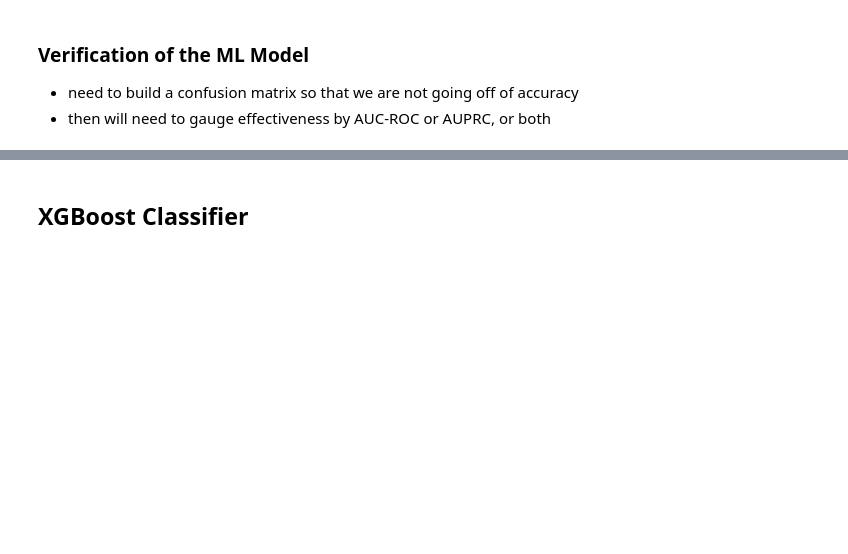
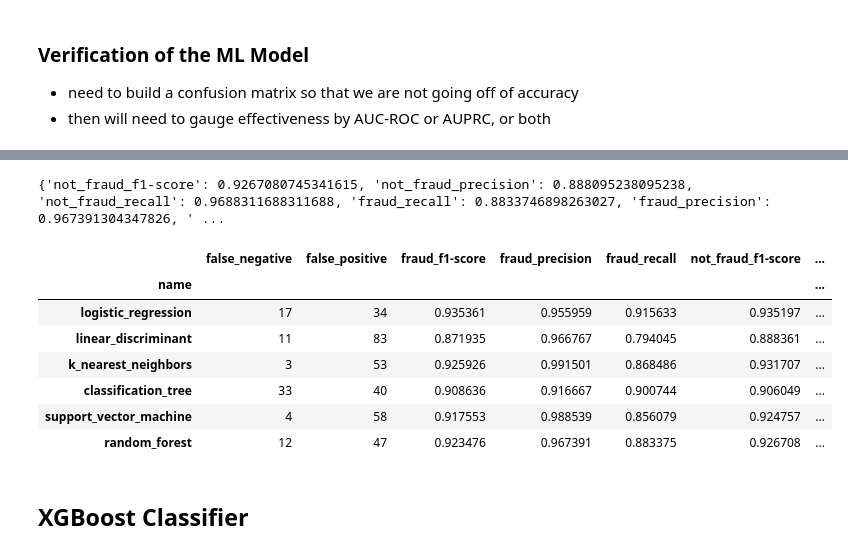
Before and after one commit to naveedn/fraud-detection-project, a Jupyter notebook: fraud_detect_baseline.ipynb, the cells around one changed output, grey strips where cells are left out. Drawn from its saved outputs; the diff is of its cells as text; code cells hidden in the pictures; blank space fills up the shorter version.

```diff
--- a/fraud_detect_baseline.ipynb
+++ b/fraud_detect_baseline.ipynb
@@ -318,0 +499,2 @@ weighted avg       0.94      0.93      0.93       788
+# %%
+results.set_index('name', inplace=False)
@@ -358,3 +548,6 @@ print(classification_report(y_test, y_pred))
    micro avg       0.93      0.93      0.93       788
    macro avg       0.93      0.93      0.93       788
 weighted avg       0.93      0.93      0.93       788
+# %%
+report = classification_report(y_test, y_pred, target_names=['not_fraud', 'fraud'], output_dict=True)
+print(classification_report(y_test, y_pred,  target_names=['not_fraud', 'fraud']))
@@ -361,3 +563,37 @@ weighted avg       0.93      0.93      0.93       788
+# %%
+def flatten(report):
+    final_dict = {}
+    for k, v in report.items():
+        for k2, v2 in v.items():
+            if k2 in ['precision', 'recall', 'f1-score'] and k in ['not_fraud', 'fraud']:
+                final_dict[k + '_' +k2] =  v2
+
+    return final_dict
+
+print flatten(report)
+
+data =dict({
+        'name': 'random_forest',
+        'true_positive': cfmx[0,0],
+        'false_negative': cfmx[0,1],
+        'false_positive': cfmx[1,0],
+        'true_negative': cfmx[1,1],
+    }, **flatten(report))
+# %% [output]
+{'not_fraud_f1-score': 0.9267080745341615, 'not_fraud_precision': 0.888095238095238, 'not_fraud_recall': 0.9688311688311688, 'fraud_recall': 0.8833746898263027, 'fraud_precision': 0.967391304347826, ' ...
+# %%
+results = results.append([data])
+# %%
+results.set_index('name', inplace=False)
+# %% [output]
+|  | false_negative | false_positive | fraud_f1-score | fraud_precision | fraud_recall | not_fraud_f1-score | ... |
+| name |  |  |  |  |  |  | ... |
+| logistic_regression | 17 | 34 | 0.935361 | 0.955959 | 0.915633 | 0.935197 | ... |
+| linear_discriminant | 11 | 83 | 0.871935 | 0.966767 | 0.794045 | 0.888361 | ... |
+| k_nearest_neighbors | 3 | 53 | 0.925926 | 0.991501 | 0.868486 | 0.931707 | ... |
+| classification_tree | 33 | 40 | 0.908636 | 0.916667 | 0.900744 | 0.906049 | ... |
+| support_vector_machine | 4 | 58 | 0.917553 | 0.988539 | 0.856079 | 0.924757 | ... |
+| random_forest | 12 | 47 | 0.923476 | 0.967391 | 0.883375 | 0.926708 | ... |
 # %% [markdown]
 ## XGBoost Classifier
 # %%
```
Also changed, not shown: parts of 50 cells of this notebook.
